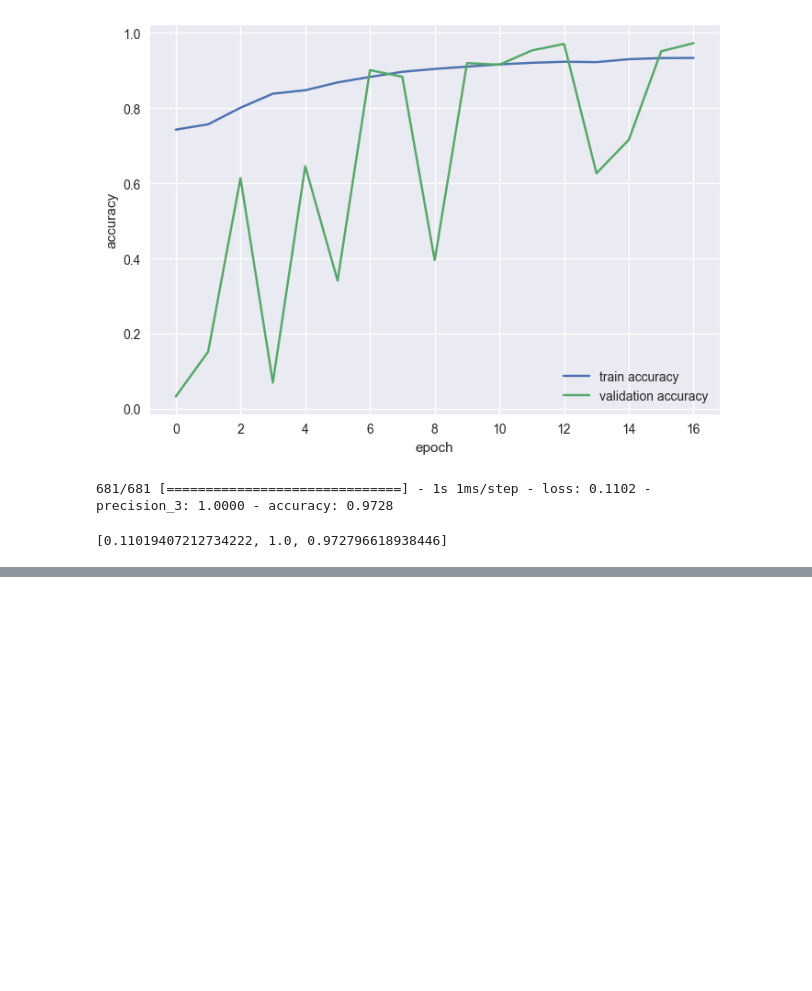
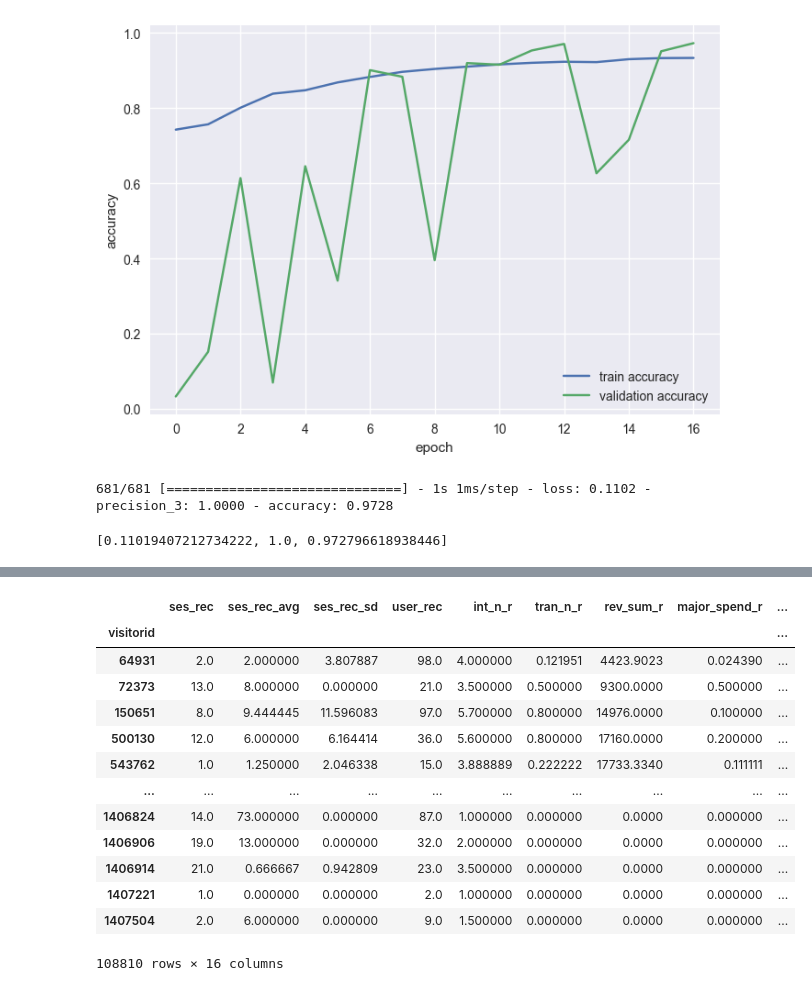
Before and after one commit to Sanvit-Katrekar/customer-churn-prediction, a Jupyter notebook: AugmentedChurn.ipynb, the cells around one changed output, grey strips where cells are left out. Cells and saved outputs as stored; diff of their text form; code cells hidden in the pictures; blank space fills up the shorter version.

```diff
--- a/AugmentedChurn.ipynb
+++ b/AugmentedChurn.ipynb
@@ -240,0 +299,20 @@ acc
+# %%
+train = df[cols]
+test = df[cols].iloc[thresh:]
+# %%
+train
+# %% [output]
+|  | ses_rec | ses_rec_avg | ses_rec_sd | user_rec | int_n_r | tran_n_r | rev_sum_r | major_spend_r | ... |
+| visitorid |  |  |  |  |  |  |  |  | ... |
+| 64931 | 2.0 | 2.000000 | 3.807887 | 98.0 | 4.000000 | 0.121951 | 4423.9023 | 0.024390 | ... |
+| 72373 | 13.0 | 8.000000 | 0.000000 | 21.0 | 3.500000 | 0.500000 | 9300.0000 | 0.500000 | ... |
+| 150651 | 8.0 | 9.444445 | 11.596083 | 97.0 | 5.700000 | 0.800000 | 14976.0000 | 0.100000 | ... |
+| 500130 | 12.0 | 6.000000 | 6.164414 | 36.0 | 5.600000 | 0.800000 | 17160.0000 | 0.200000 | ... |
+| 543762 | 1.0 | 1.250000 | 2.046338 | 15.0 | 3.888889 | 0.222222 | 17733.3340 | 0.111111 | ... |
+| ... | ... | ... | ... | ... | ... | ... | ... | ... | ... |
+| 1406824 | 14.0 | 73.000000 | 0.000000 | 87.0 | 1.000000 | 0.000000 | 0.0000 | 0.000000 | ... |
+| 1406906 | 19.0 | 13.000000 | 0.000000 | 32.0 | 2.000000 | 0.000000 | 0.0000 | 0.000000 | ... |
+| 1406914 | 21.0 | 0.666667 | 0.942809 | 23.0 | 3.500000 | 0.000000 | 0.0000 | 0.000000 | ... |
+| 1407221 | 1.0 | 0.000000 | 0.000000 | 2.0 | 1.000000 | 0.000000 | 0.0000 | 0.000000 | ... |
+| 1407504 | 2.0 | 6.000000 | 0.000000 | 9.0 | 1.500000 | 0.000000 | 0.0000 | 0.000000 | ... |
+108810 rows × 16 columns
```
Also changed, not shown: parts of 9 cells of this notebook.
